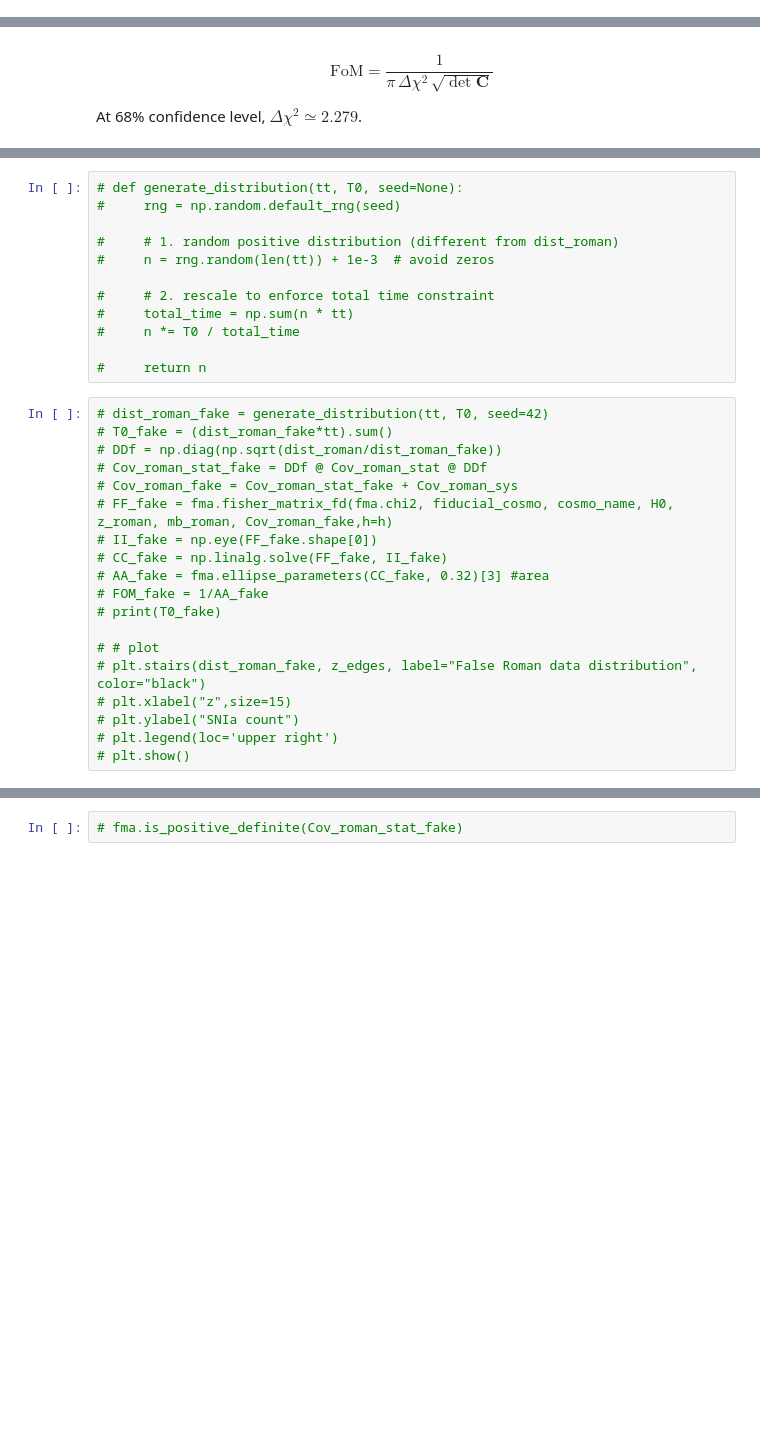
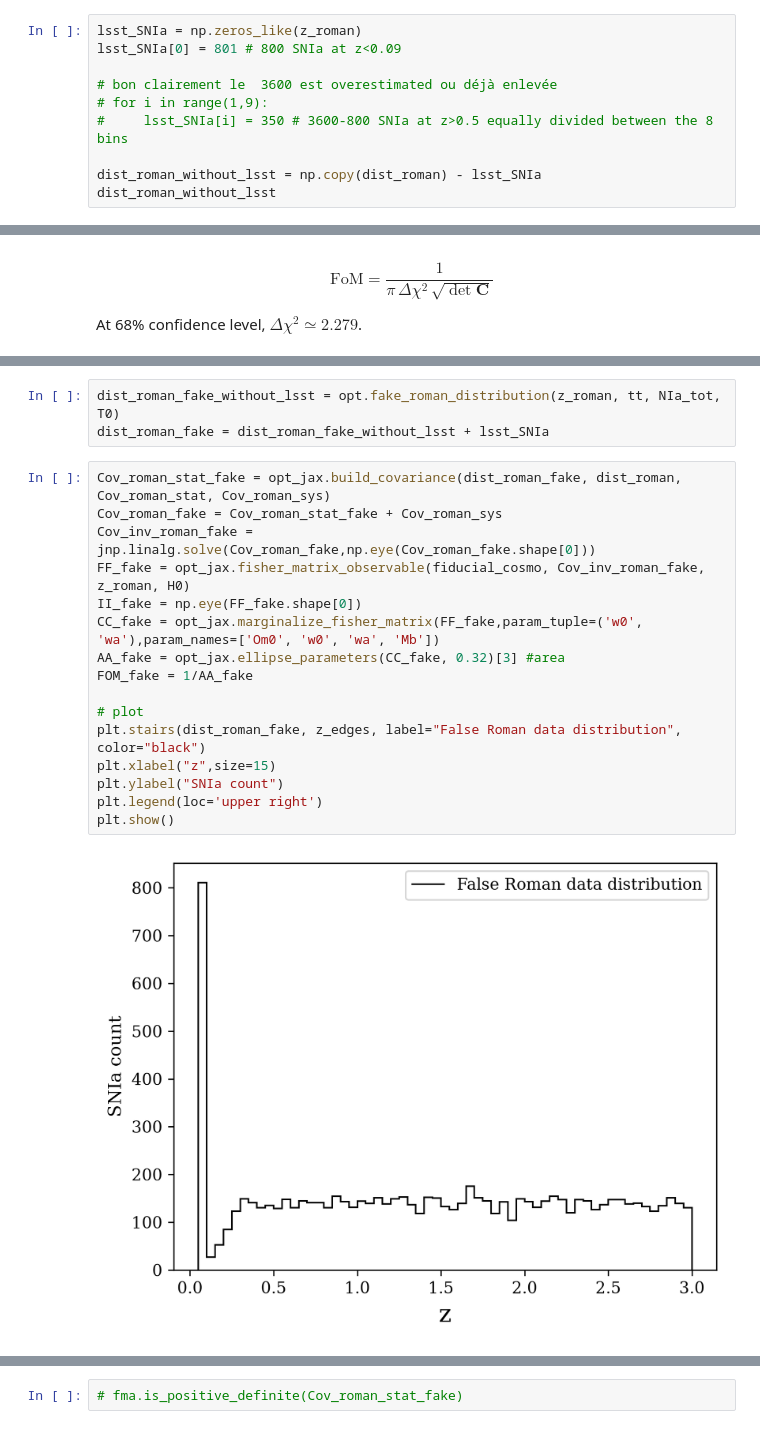
Before and after one commit to ccmillard/OptimiseRoman, a Jupyter notebook: optimisation_roman_cpl.ipynb, the cells around one changed output, grey strips where cells are left out. Cells and saved outputs as stored; diff of their text form; blank space fills up the shorter version.

```diff
--- a/optimisation_roman_cpl.ipynb
+++ b/optimisation_roman_cpl.ipynb
@@ -125,0 +150,10 @@ z_edges = np.concatenate([[first_edge], edges_mid, [last_edge]])
+# %%
+lsst_SNIa = np.zeros_like(z_roman)
+lsst_SNIa[0] = 801 # 800 SNIa at z<0.09
+
+# bon clairement le  3600 est overestimated ou déjà enlevée
+# for i in range(1,9):
+#     lsst_SNIa[i] = 350 # 3600-800 SNIa at z>0.5 equally divided between the 8 bins
+
+dist_roman_without_lsst = np.copy(dist_roman) - lsst_SNIa
+dist_roman_without_lsst
@@ -359,31 +407,21 @@ T0
-# %%
-# def generate_distribution(tt, T0, seed=None):
-#     rng = np.random.default_rng(seed)
-
-#     # 1. random positive distribution (different from dist_roman)
-#     n = rng.random(len(tt)) + 1e-3  # avoid zeros
-
-#     # 2. rescale to enforce total time constraint
-#     total_time = np.sum(n * tt)
-#     n *= T0 / total_time
-
-#     return n
+# %%
+dist_roman_fake_without_lsst = opt.fake_roman_distribution(z_roman, tt, NIa_tot, T0)
+dist_roman_fake = dist_roman_fake_without_lsst + lsst_SNIa
 # %%
-# dist_roman_fake = generate_distribution(tt, T0, seed=42)
-# T0_fake = (dist_roman_fake*tt).sum()
-# DDf = np.diag(np.sqrt(dist_roman/dist_roman_fake))
-# Cov_roman_stat_fake = DDf @ Cov_roman_stat @ DDf
-# Cov_roman_fake = Cov_roman_stat_fake + Cov_roman_sys
-# FF_fake = fma.fisher_matrix_fd(fma.chi2, fiducial_cosmo, cosmo_name, H0, z_roman, mb_roman, Cov_roman_fake,h=h)
-# II_fake = np.eye(FF_fake.shape[0])
-# CC_fake = np.linalg.solve(FF_fake, II_fake)
-# AA_fake = fma.ellipse_parameters(CC_fake, 0.32)[3] #area
-# FOM_fake = 1/AA_fake
-# print(T0_fake)
+Cov_roman_stat_fake = opt_jax.build_covariance(dist_roman_fake, dist_roman, Cov_roman_stat, Cov_roman_sys)
+Cov_roman_fake = Cov_roman_stat_fake + Cov_roman_sys
+Cov_inv_roman_fake = jnp.linalg.solve(Cov_roman_fake,np.eye(Cov_roman_fake.shape[0]))
+FF_fake = opt_jax.fisher_matrix_observable(fiducial_cosmo, Cov_inv_roman_fake, z_roman, H0)
+II_fake = np.eye(FF_fake.shape[0])
+CC_fake = opt_jax.marginalize_fisher_matrix(FF_fake,param_tuple=('w0', 'wa'),param_names=['Om0', 'w0', 'wa', 'Mb'])
+AA_fake = opt_jax.ellipse_parameters(CC_fake, 0.32)[3] #area
+FOM_fake = 1/AA_fake
 
-# # plot
-# plt.stairs(dist_roman_fake, z_edges, label="False Roman data distribution", color="black")
-# plt.xlabel("z",size=15)
-# plt.ylabel("SNIa count")
-# plt.legend(loc='upper right')
-# plt.show()
+# plot
+plt.stairs(dist_roman_fake, z_edges, label="False Roman data distribution", color="black")
+plt.xlabel("z",size=15)
+plt.ylabel("SNIa count")
+plt.legend(loc='upper right')
+plt.show()
+# %% [output]
+[figure, added]
```
Also changed, not shown: parts of 70 cells of this notebook, 14 other files.
